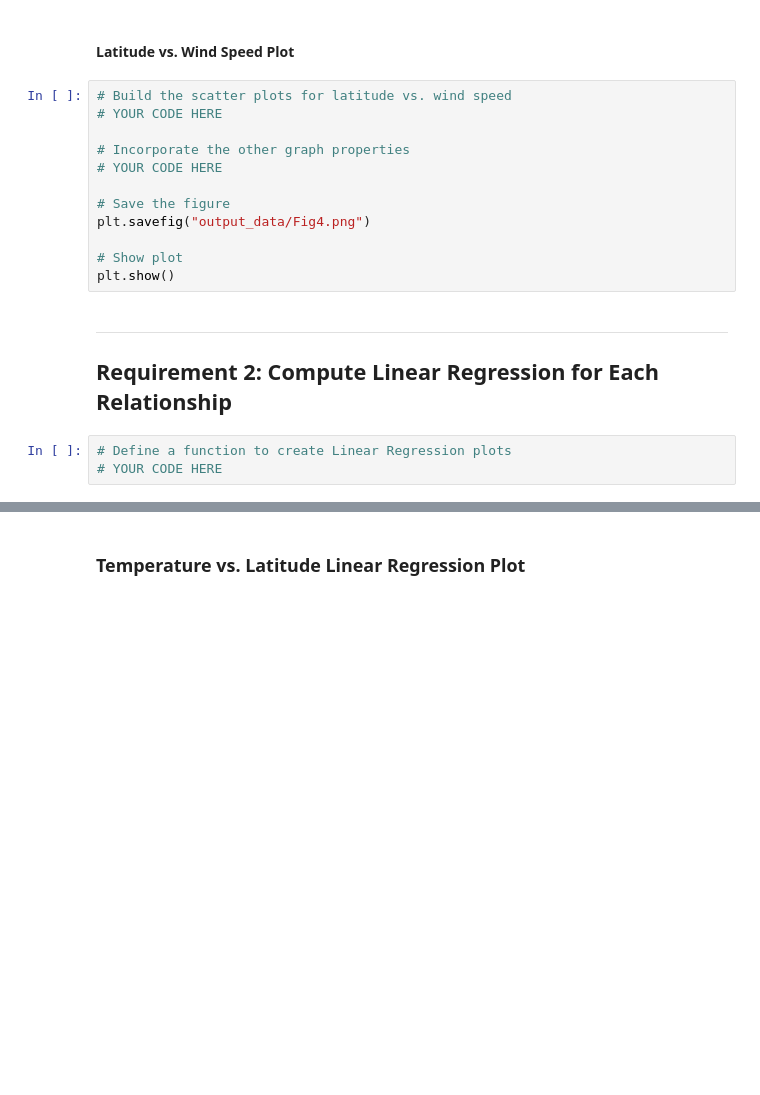
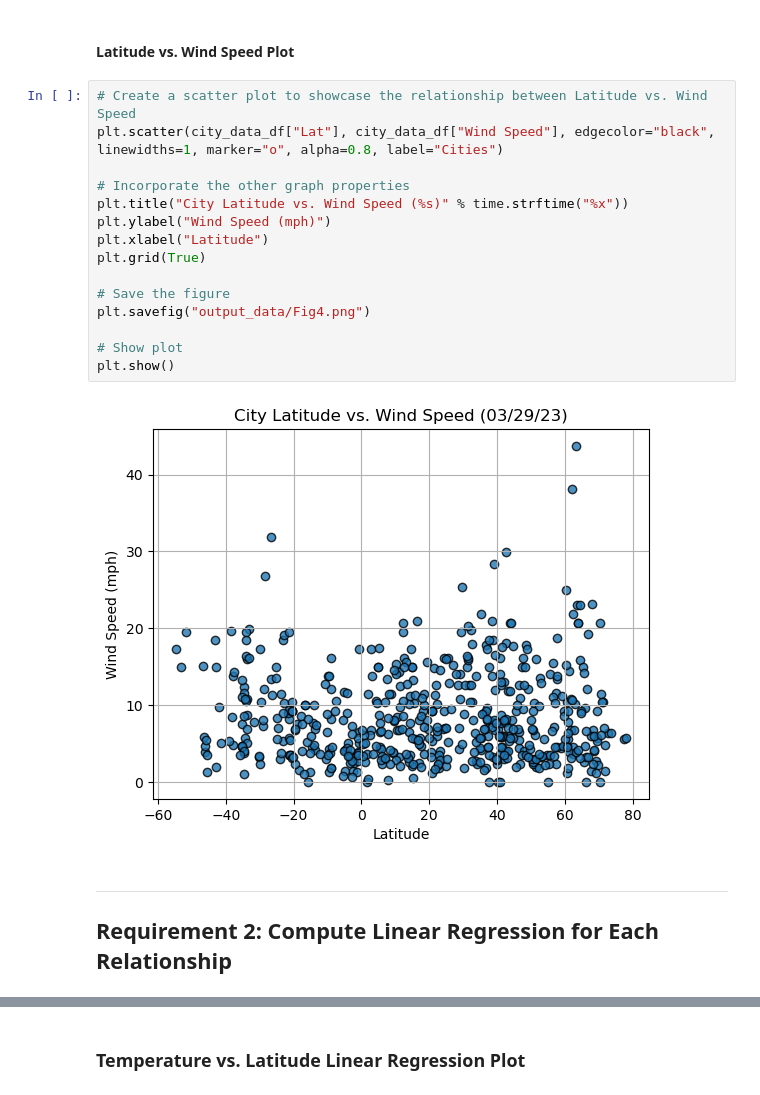
Before and after one commit to matanick1/Python-api-project, a Jupyter notebook: WeatherPy/WeatherPy.ipynb, the cells around one changed output, grey strips where cells are left out. Saved outputs shown, nothing was run; the diff lists cells and outputs as text; blank space fills up the shorter version.

```diff
--- a/WeatherPy/WeatherPy.ipynb
+++ b/WeatherPy/WeatherPy.ipynb
@@ -207,21 +249,23 @@ plt.show()
 # %% [markdown]
 #### Latitude vs. Wind Speed Plot
-# %%
-# Build the scatter plots for latitude vs. wind speed
-# YOUR CODE HERE
-
-# Incorporate the other graph properties
-# YOUR CODE HERE
-
-# Save the figure
-plt.savefig("output_data/Fig4.png")
-
-# Show plot
-plt.show()
+# %%
+# Create a scatter plot to showcase the relationship between Latitude vs. Wind Speed
+plt.scatter(city_data_df["Lat"], city_data_df["Wind Speed"], edgecolor="black", linewidths=1, marker="o", alpha=0.8, label="Cities")
+
+# Incorporate the other graph properties
+plt.title("City Latitude vs. Wind Speed (%s)" % time.strftime("%x"))
+plt.ylabel("Wind Speed (mph)")
+plt.xlabel("Latitude")
+plt.grid(True)
+
+# Save the figure
+plt.savefig("output_data/Fig4.png")
+
+# Show plot
+plt.show()
+# %% [output]
+[figure, added]
 # %% [markdown]
 ---
 
 ## Requirement 2: Compute Linear Regression for Each Relationship
-# %%
-# Define a function to create Linear Regression plots
-# YOUR CODE HERE
```
Also changed, not shown: parts of 17 cells of this notebook, 5 other files.
